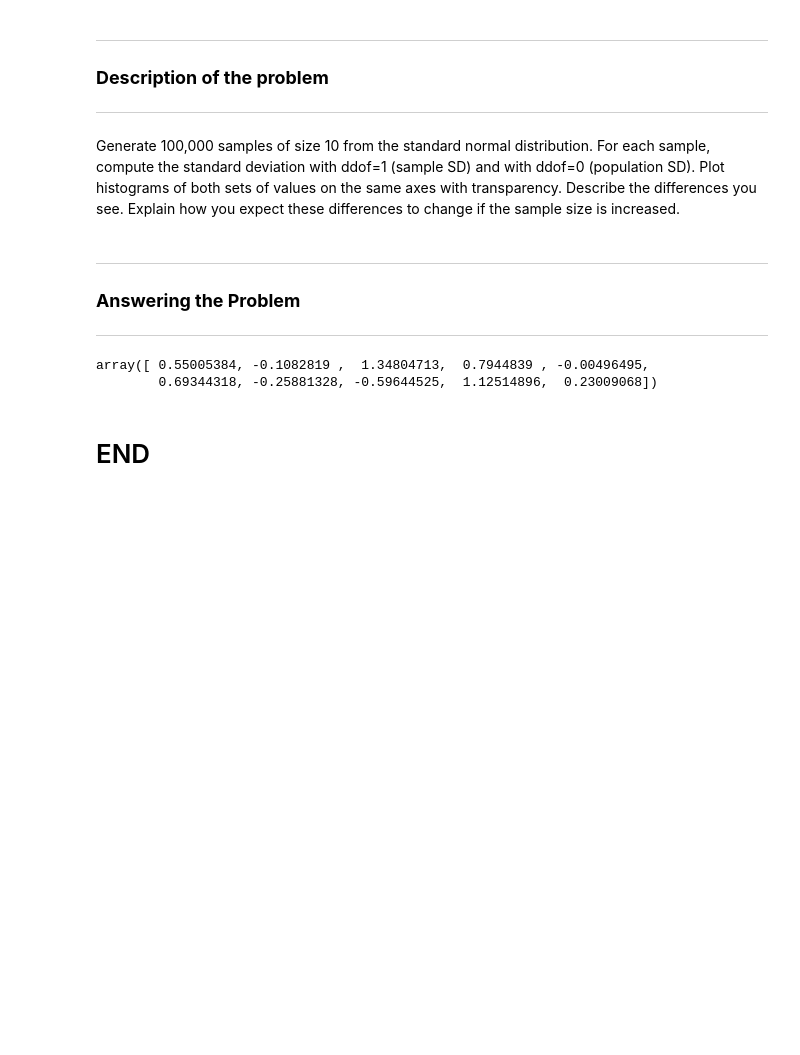
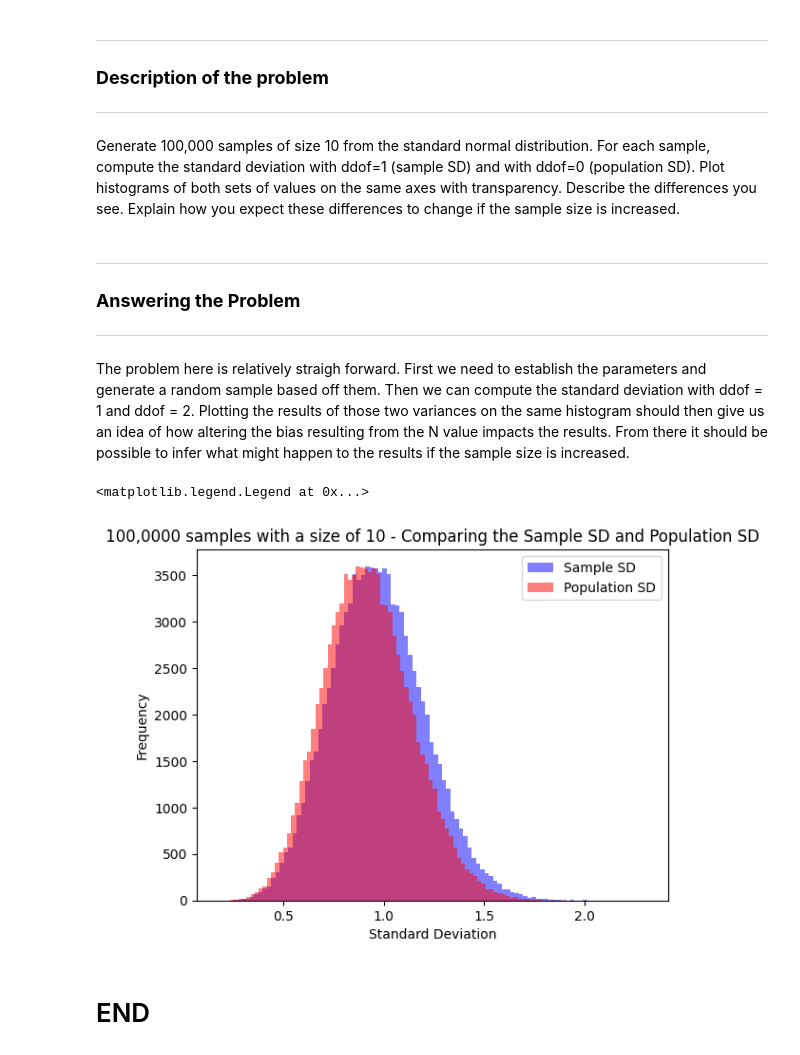
Before and after one commit to NeilTynan/applied-statistics, a Jupyter notebook: problems.ipynb, the cells around one changed output. Saved outputs shown, nothing was run; the diff lists cells and outputs as text; code cells hidden in the pictures; blank space fills up the shorter version.

Commit message:
Continued work on problem 2

```diff
--- a/problems.ipynb
+++ b/problems.ipynb
@@ -228,18 +228,29 @@ Generate 100,000 samples of size 10 from the standard normal distribution. For e
 ---
 ### **Answering the Problem**
 ___
+# %% [markdown]
+The problem here is relatively straigh forward. First we need to establish the parameters and generate a random sample based off them. Then we can compute the standard deviation with ddof = 1 and ddof = 2. Plotting the results of those two variances on the same histogram should then give us an idea of how altering the bias resulting from the N value impacts the results. From there it should be possible to infer what might happen to the results if the sample size is increased.
 # %%
+# Establish the parameters
+samples = 100000 # Number of samples
+samplesize = 10 # Size of sample
 
-samples = 100000
-samplesize = 10
+#Generate the sample data from the standard normal deviation
+data = np.random.normal(0,1, (samples,samplesize)) # mean (0), standard deviation (1)
 
-# Generate a random normal sample.
-data = np.random.normal(size=samplesize)
+# Establish the number of data points which the standard deviation is being divided by
+sample_sd = np.std(data, ddof=1, axis=1) # ddof 1 (divide by (N))
+population_sd = np.std(data, ddof=0, axis=1) # ddof 0 (divide by (N-1))
 
-# Show.
-data
+# Plot histogram
+plt.hist(sample_sd, bins=100, alpha=0.5, label = "Sample SD", color = "blue")
+plt.hist(population_sd, bins=100, alpha=0.5, label = "Population SD", color = "red")
+plt.xlabel ("Standard Deviation")
+plt.ylabel("Frequency")
+plt.title("100,0000 samples with a size of 10 - Comparing the Sample SD and Population SD")
+plt.legend()
 # %% [output]
-array([ 0.55005384, -0.1082819 ,  1.34804713,  0.7944839 , -0.00496495,
-        0.69344318, -0.25881328, -0.59644525,  1.12514896,  0.23009068])
+<matplotlib.legend.Legend at 0x...>
+[figure, added]
 # %% [markdown]
 # END
```
Also changed, not shown: parts of 2 cells of this notebook.
